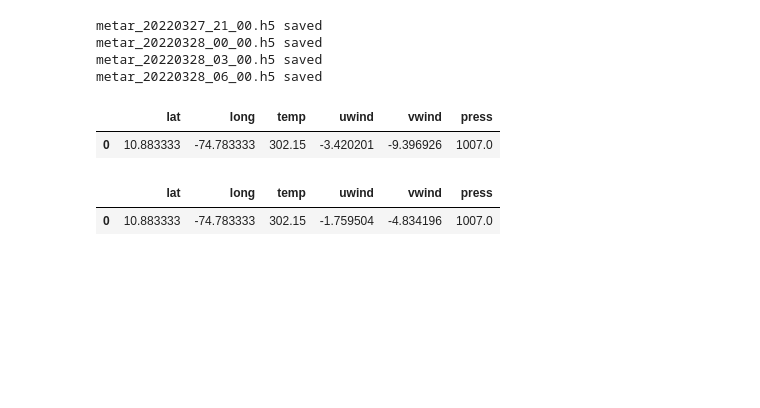
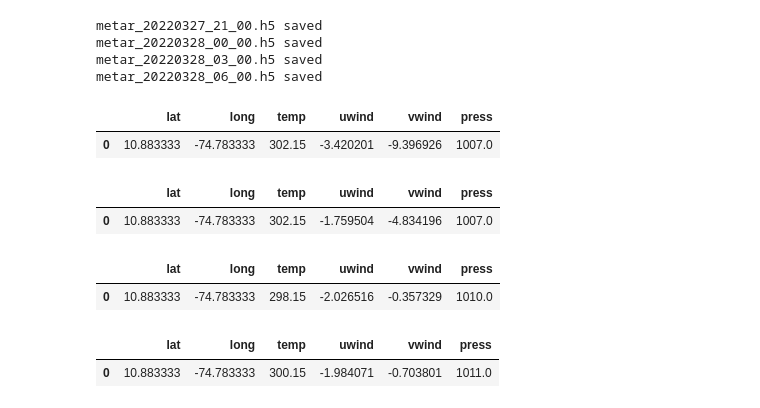
Before and after one commit to AML-CS/wrf-baq-0.5km, a Jupyter notebook: notebooks/fetch_ogimet_data.ipynb, the cells around one changed output. Saved outputs shown, nothing was run; the diff lists cells and outputs as text; code cells hidden in the pictures; blank space fills up the shorter version.

```diff
--- a/notebooks/fetch_ogimet_data.ipynb
+++ b/notebooks/fetch_ogimet_data.ipynb
@@ -120,3 +120,13 @@ pd.read_hdf('metar_20220327_21_00.h5')
 # %% [output]
 |  | lat | long | temp | uwind | vwind | press |
 | 0 | 10.883333 | -74.783333 | 302.15 | -1.759504 | -4.834196 | 1007.0 |
+# %%
+pd.read_hdf('../ogimet-data/metar_20220330_12_00.h5')
+# %% [output]
+|  | lat | long | temp | uwind | vwind | press |
+| 0 | 10.883333 | -74.783333 | 298.15 | -2.026516 | -0.357329 | 1010.0 |
+# %%
+pd.read_hdf('../ogimet-data/metar_20220330_15_00.h5')
+# %% [output]
+|  | lat | long | temp | uwind | vwind | press |
+| 0 | 10.883333 | -74.783333 | 300.15 | -1.984071 | -0.703801 | 1011.0 |
```
Also changed, not shown: parts of 1 cell of this notebook, 17 other files.
